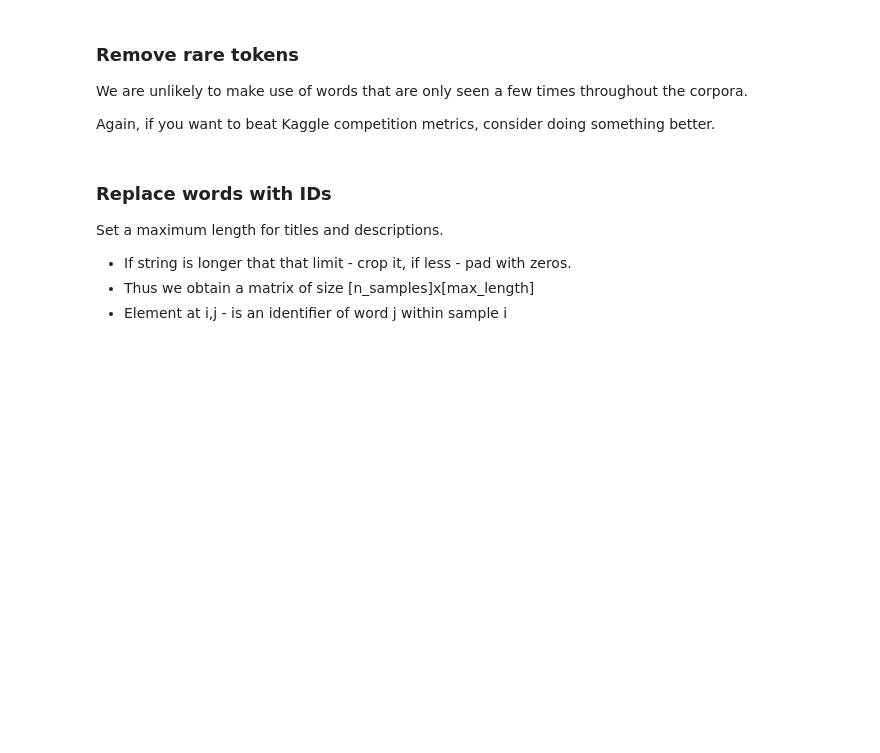
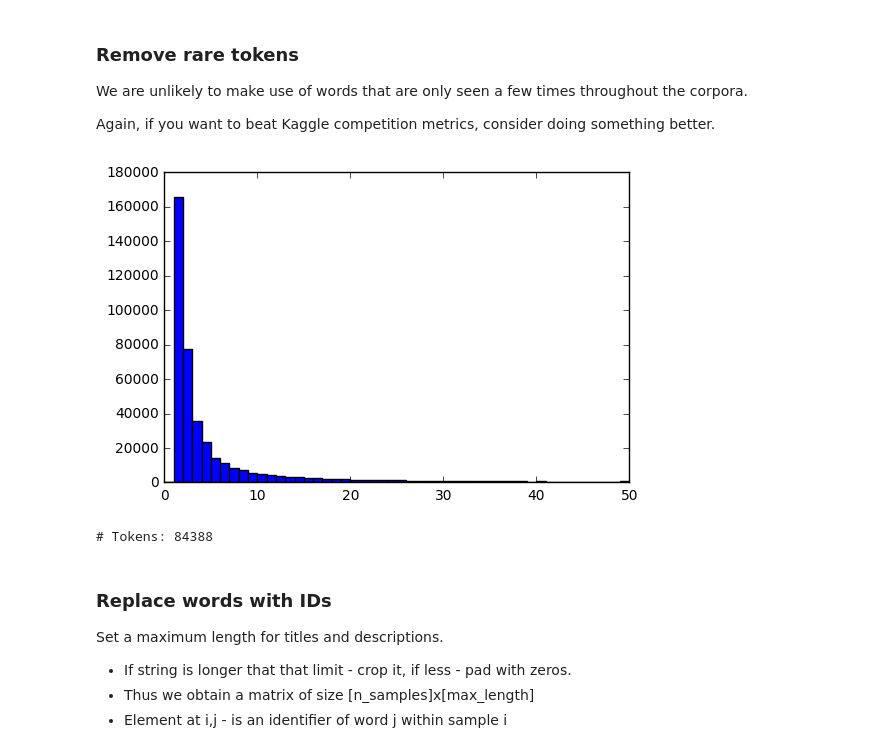
Before and after one commit to penguin138/text_analysis, a Jupyter notebook: task_3/clf_rnn.ipynb, the cells around one changed output. Drawn from its saved outputs; the diff is of its cells as text; code cells hidden in the pictures; blank space fills up the shorter version.

```diff
--- a/task_3/clf_rnn.ipynb
+++ b/task_3/clf_rnn.ipynb
@@ -29,7 +29,7 @@ If for some reason you can't or won't switch to nltk v3.2, just make sure that r
  * If you have around 8GB memory, it is unlikely that you will feel constrained by memory.
  * In case you are using a PC from last millenia, consider setting very_low_RAM=True
 # %%
-low_RAM_mode = True
+low_RAM_mode = False
 very_low_RAM = False  #If you have <3GB RAM, set BOTH to true
 # %%
 import pandas as pd
@@ -69,7 +69,7 @@ Only 1 binary target whether or not such advertisement contains prohibited mater
 # %%
 if not low_RAM_mode:
     # a lot of ram
-    df = pd.read_csv("avito_train.tsv",sep='\t')
+    df = pd.read_csv("avito_train_1kk.tsv",sep='\t')
 else:
     #aroung 4GB ram
     df = pd.read_csv("avito_train_1kk.tsv",sep='\t')
@@ -91,10 +102,13 @@ print "Count:",len(df)
 #downsample
 
 
-< downsample data so that both classes have approximately equal ratios>
-
-df = <downsampled dataset>
+# < downsample data so that both classes have approximately equal ratios>
+legal_indices = df[df['is_blocked'] == 0].index
+illegal_indices = df[df['is_blocked'] == 1].index
+chosen_legal_indices = np.random.choice(legal_indices, 250000)
+chosen_illegal_indices = np.random.choice(illegal_indices, 250000)
+df = pd.concat([df.iloc[chosen_illegal_indices], df.iloc[chosen_legal_indices]])
 
 
-print "Blocked ratio:",df.is_blocked.mean()
-print "Count:",len(df)
+print("Blocked ratio:",df.is_blocked.mean())
+print("Count:",len(df))
@@ -129,7 +148,7 @@ all_texts = np.hstack([df.description.values,df.title.values])
 for s in all_texts:
     if type(s) is not str:
         continue
-    s = s.decode('utf8').lower()
+    s = s.lower()
     tokens = tokenizer.tokenize(s)
     for token in tokens:
         token_counts[token] +=1
@@ -141,7 +160,9 @@ We are unlikely to make use of words that are only seen a few times throughout t
 Again, if you want to beat Kaggle competition metrics, consider doing something better.
 # %%
 #Word frequency distribution, just for kicks
-_=plt.hist(token_counts.values(),range=[0,50],bins=50)
+_=plt.hist(list(token_counts.values()),range=[0,50],bins=50)
+# %% [output]
+[figure, added]
 # %%
 #Select only the tokens that had at least 10 occurences in the corpora.
 #Use token_counts.
@@ -153,11 +174,13 @@ token_to_id = {t:i+1 for i,t in enumerate(tokens)}
 null_token = "NULL"
 token_to_id[null_token] = 0
 # %%
-print "# Tokens:",len(token_to_id)
+print("# Tokens:",len(token_to_id))
 if len(token_to_id) < 30000:
-    print "Alarm! It seems like there are too few tokens. Make sure you updated NLTK and applied correct thresholds -- unless you now what you're doing, ofc"
-if len(token_to_id) < 1000000:
-    print "Alarm! Too many tokens. You might have messed up when pruning rare ones -- unless you know what you're doin' ofc"
+    print("Alarm! It seems like there are too few tokens. Make sure you updated NLTK and applied correct thresholds -- unless you now what you're doing, ofc")
+if len(token_to_id) > 1000000:
+    print("Alarm! Too many tokens. You might have messed up when pruning rare ones -- unless you know what you're doin' ofc")
+# %% [output]
+# Tokens: 84388
 # %% [markdown]
 ### Replace words with IDs
 Set a maximum length for titles and descriptions.
```
Also changed, not shown: parts of 19 cells of this notebook, 1 other file.
